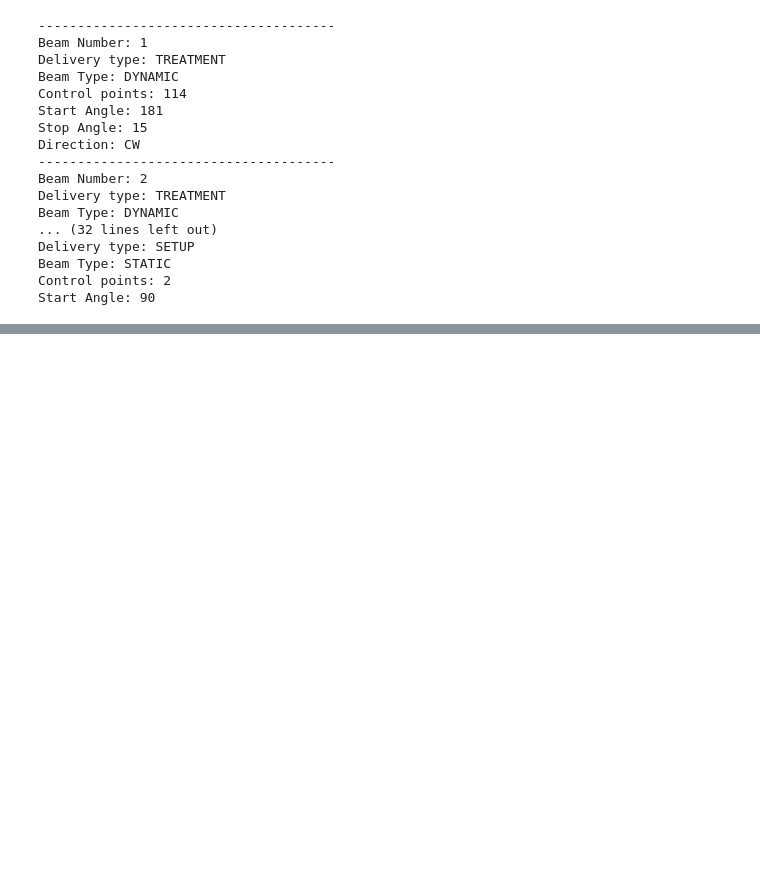
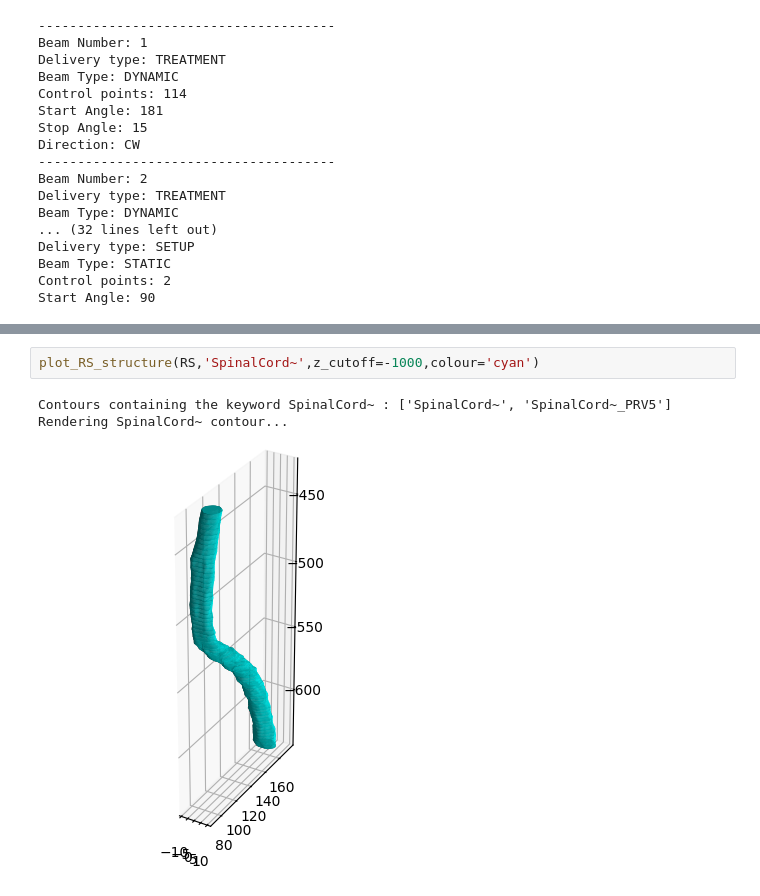
Before and after one commit to kildealab/longiDICOM, a Jupyter notebook: Examples/Sample Notebook - DICOM Basics Demo.ipynb, the cells around one changed output, grey strips where cells are left out. Drawn from its saved outputs; the diff is of its cells as text; blank space fills up the shorter version.

```diff
--- a/Examples/Sample Notebook - DICOM Basics Demo.ipynb
+++ b/Examples/Sample Notebook - DICOM Basics Demo.ipynb
@@ -136,0 +200,6 @@ Start Angle: 90
+# %%
+plot_RS_structure(RS,'SpinalCord~',z_cutoff=-1000,colour='cyan')
+# %% [output]
+Contours containing the keyword SpinalCord~ : ['SpinalCord~', 'SpinalCord~_PRV5']
+Rendering SpinalCord~ contour...
+[figure, added]
```
Also changed, not shown: parts of 11 cells of this notebook.
